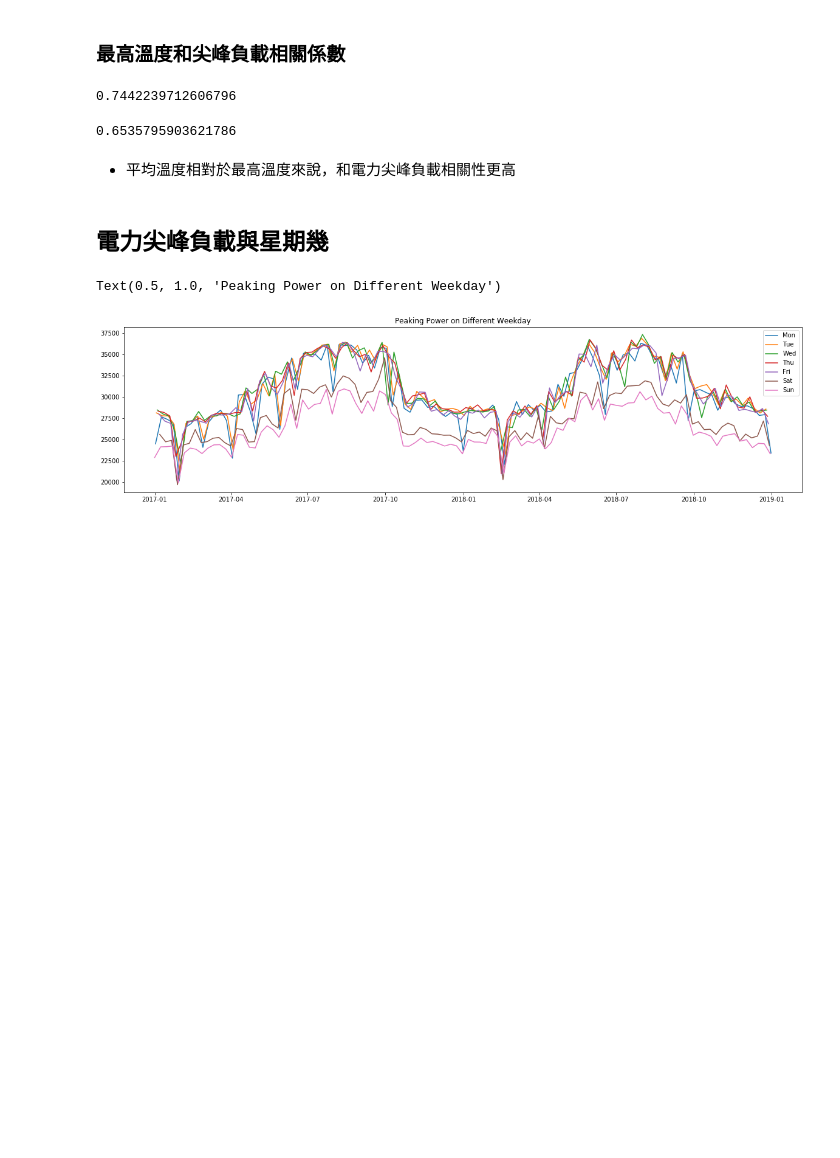
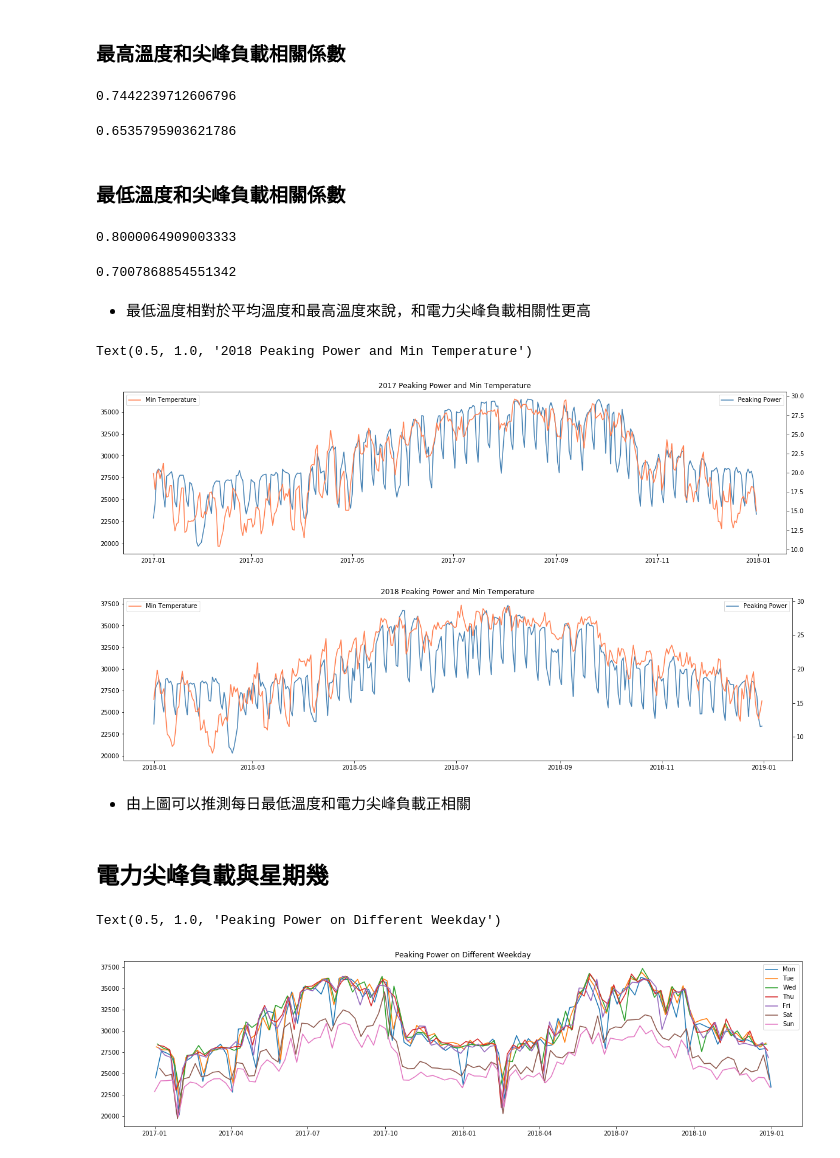
Before and after one commit to letticee/DSAI_HW1, a Jupyter notebook: forecasting.ipynb, the cells around one changed output. Saved outputs shown, nothing was run; the diff lists cells and outputs as text; code cells hidden in the pictures; blank space fills up the shorter version.

```diff
--- a/forecasting.ipynb
+++ b/forecasting.ipynb
@@ -28,5 +30,6 @@ dateparse = lambda x: pd.datetime.strptime(x, '%Y/%m/%d')
 with open('Taipei_temperature.csv', 'r') as f:
      weather = pd.read_csv(f, parse_dates=['date'], date_parser=dateparse, index_col=0)
 temper = pd.Series(weather['Temperature'],index=weather.index)
+min_temper = pd.Series(weather['T Min'],index=weather.index)
 max_temper = pd.Series(weather['T Max'],index=weather.index)
 # %% [markdown]
@@ -76,8 +55,42 @@ max_temper['2017'].corr(y_data['2017'])
 max_temper['2018'].corr(y_data['2018'])
 # %% [output]
 0.6535795903621786
+# %% [markdown]
+### 最低溫度和尖峰負載相關係數
+# %%
+min_temper['2017'].corr(y_data['2017'])
+# %% [output]
+0.8000064909003333
+# %%
+min_temper['2018'].corr(y_data['2018'])
+# %% [output]
+0.7007868854551342
 # %% [markdown]
-  * 平均溫度相對於最高溫度來說，和電力尖峰負載相關性更高
+  * 最低溫度相對於平均溫度和最高溫度來說，和電力尖峰負載相關性更高
+# %%
+fig17 = plt.figure(figsize = (20,5))
+ax1 = fig17.add_subplot(111)
+ax1.plot(y_data['2017'],color='steelblue',label='Peaking Power')
+ax1.legend(loc='upper right')
+ax2 = ax1.twinx()
+ax2.plot(min_temper['2017'],color='coral',label='Min Temperature')
+ax2.legend(loc='upper left')
+plt.title('2017 Peaking Power and Min Temperature')
+
+fig18 = plt.figure(figsize = (20,5))
+ax1 = fig18.add_subplot(111)
+ax1.plot(y_data['2018'],color='steelblue',label='Peaking Power')
+ax1.legend(loc='upper right')
+ax2 = ax1.twinx()
+ax2.plot(min_temper['2018'],color='coral',label='Min Temperature')
+ax2.legend(loc='upper left')
+plt.title('2018 Peaking Power and Min Temperature')
+# %% [output]
+Text(0.5, 1.0, '2018 Peaking Power and Min Temperature')
+[figure, added]
+[figure, added]
+# %% [markdown]
+  * 由上圖可以推測每日最低溫度和電力尖峰負載正相關
 # %% [markdown]
 ## 電力尖峰負載與星期幾
 # %%
```
Also changed, not shown: parts of 18 cells of this notebook, 1 other file.
